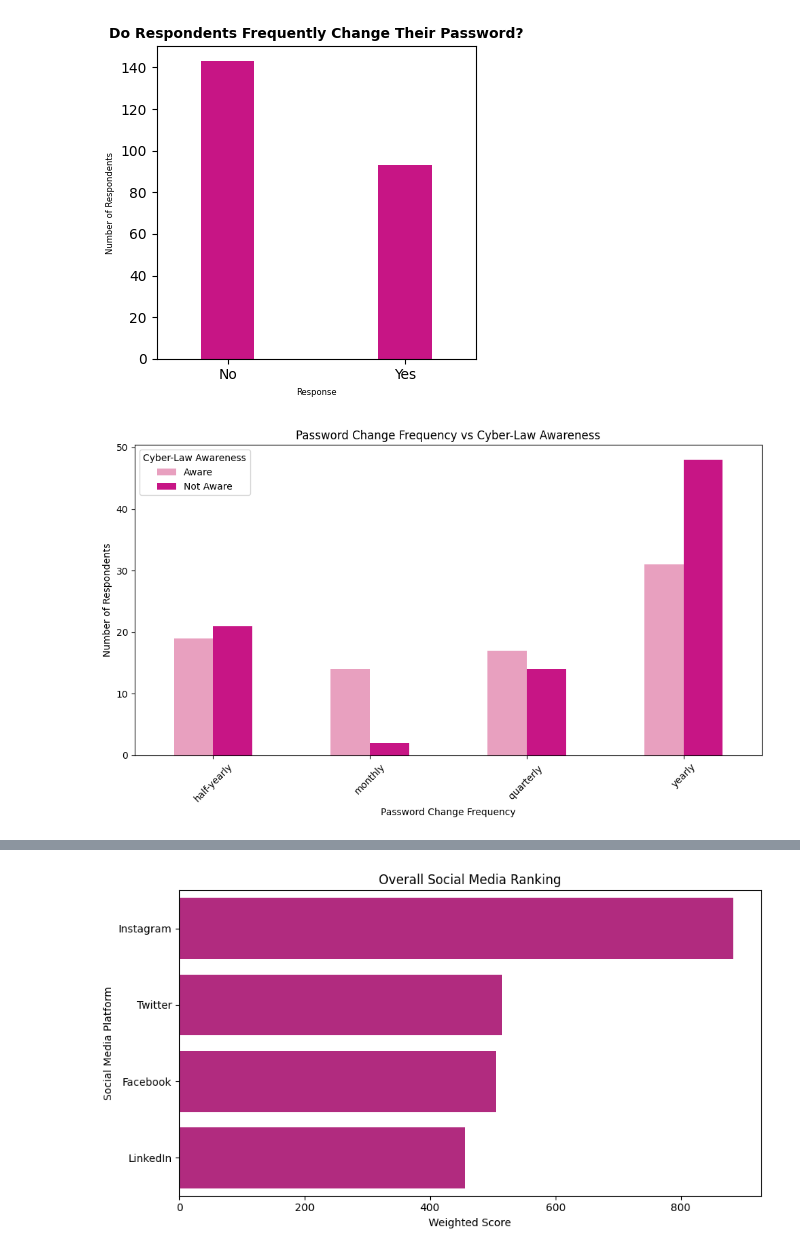
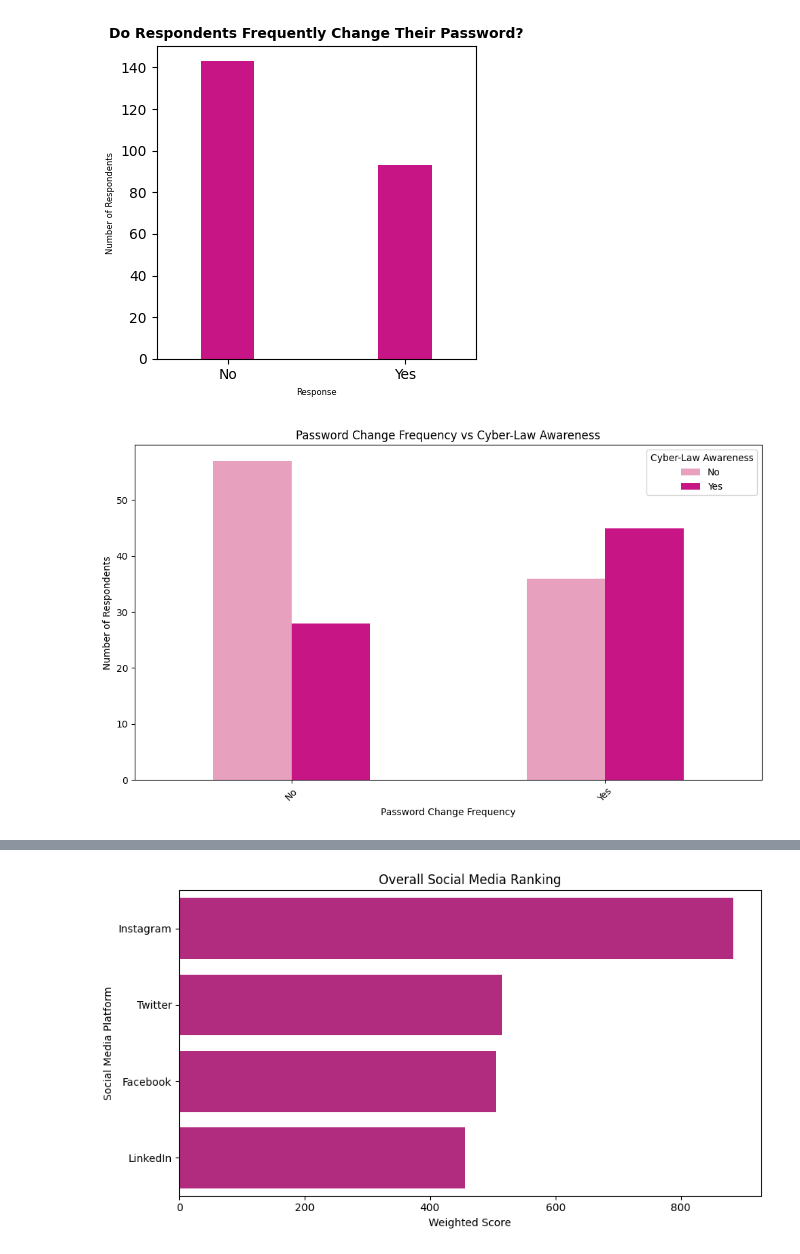
Before and after one commit to zf00593/dataset-project, a Jupyter notebook: visualisation.ipynb, the cells around one changed output, grey strips where cells are left out. Saved outputs shown, nothing was run; the diff lists cells and outputs as text; code cells hidden in the pictures.

Commit message:
Amir's version of visuals

```diff
--- a/visualisation.ipynb
+++ b/visualisation.ipynb
@@ -27,27 +27,21 @@ plt.show()
 # %% [output]
 [figure]
 # %%
-password_cyber = pd.crosstab(
-    analysis.df["How Frequent!?"],
-    analysis.df["Are you aware of cyber laws?!"].map({
-        1: "Aware",
-        0: "Not Aware"
-    })
-)
+password_cyber = analysis.cyber_awareness_vs_password_change()
 
 password_cyber.plot(
     kind="bar",
     figsize=(10, 6),
     color=["#E8A0BF", "#C71585"]
 )
 
 plt.title("Password Change Frequency vs Cyber-Law Awareness")
 plt.xlabel("Password Change Frequency")
 plt.ylabel("Number of Respondents")
 plt.xticks(rotation=45)
 plt.legend(title="Cyber-Law Awareness")
 
 plt.tight_layout()
 plt.show()
 # %% [output]
-[figure, old version]
+[figure, new version]
```
Also changed, not shown: parts of 2 cells of this notebook.
